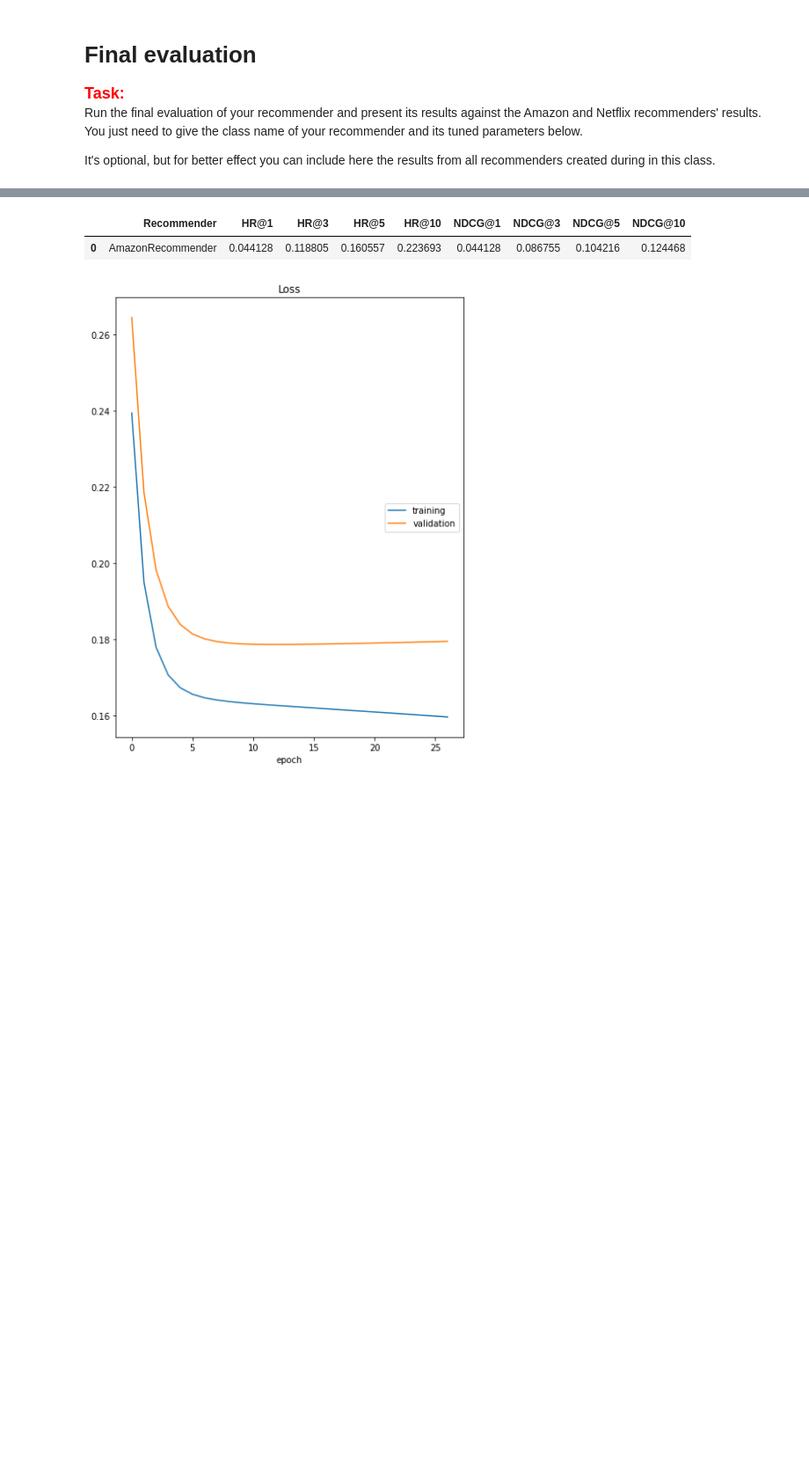
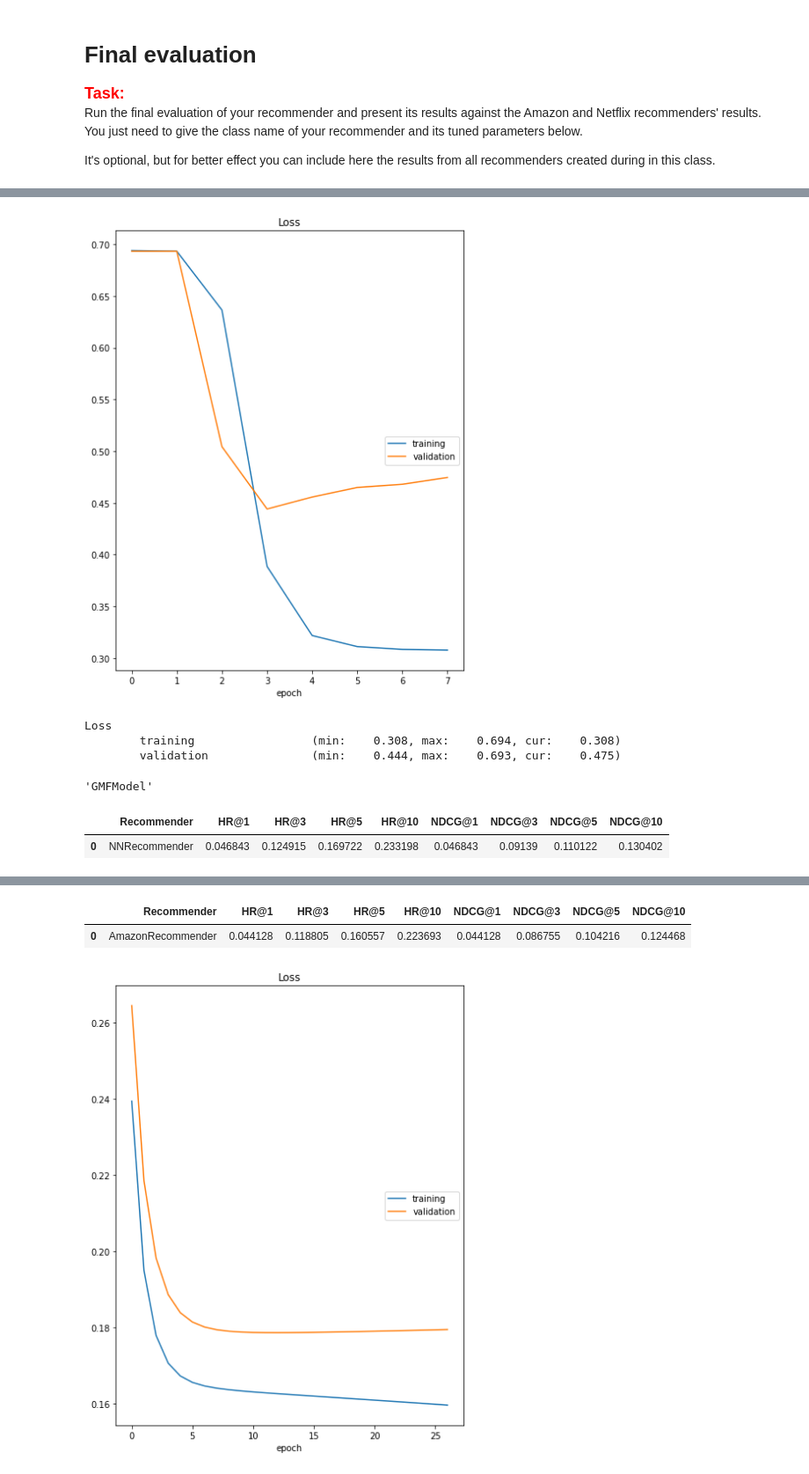
Before and after one commit to kabix09/NeuralNetworkHotelRecommender, a Jupyter notebook: project_2_recommender_and_evaluation.ipynb, the cells around one changed output, grey strips where cells are left out. Shown at 88% size. Saved outputs shown, nothing was run; the diff lists cells and outputs as text; code cells hidden in the pictures; blank space fills up the shorter version.

```diff
--- a/project_2_recommender_and_evaluation.ipynb
+++ b/project_2_recommender_and_evaluation.ipynb
@@ -1340,0 +1340,26 @@ display(HTML(nn_tts_results.to_html()))
+# %%
+gmf_nn_recommender = NNRecommender(
+                      batch_size=36.0,
+                      embedding_dim=16,
+                      learning_rate=0.0088,
+                      n_epochs=8.0,
+                      n_neg_per_pos = 4.0,
+                      weight_decay = 0.001,
+                      model_class = 'GMFModel')  # Initialize your recommender here
+
+# Give the name of your recommender in the line below
+gmf_tts_results = [['NNRecommender'] + list(evaluate_train_test_split_implicit(
+    gmf_nn_recommender, interactions_df, items_df))]
+
+gmf_tts_results = pd.DataFrame(
+    gmf_tts_results, columns=['Recommender', 'HR@1', 'HR@3', 'HR@5', 'HR@10', 'NDCG@1', 'NDCG@3', 'NDCG@5', 'NDCG@10'])
+
+display(HTML(gmf_tts_results.to_html()))
+# %% [output]
+[figure, added]
+Loss
+        training                 (min:    0.308, max:    0.694, cur:    0.308)
+        validation               (min:    0.444, max:    0.693, cur:    0.475)
+'GMFModel'
+|  | Recommender | HR@1 | HR@3 | HR@5 | HR@10 | NDCG@1 | NDCG@3 | NDCG@5 | NDCG@10 |
+| 0 | NNRecommender | 0.046843 | 0.124915 | 0.169722 | 0.233198 | 0.046843 | 0.09139 | 0.110122 | 0.130402 |
```
Also changed, not shown: parts of 14 cells of this notebook, 7 other files.
